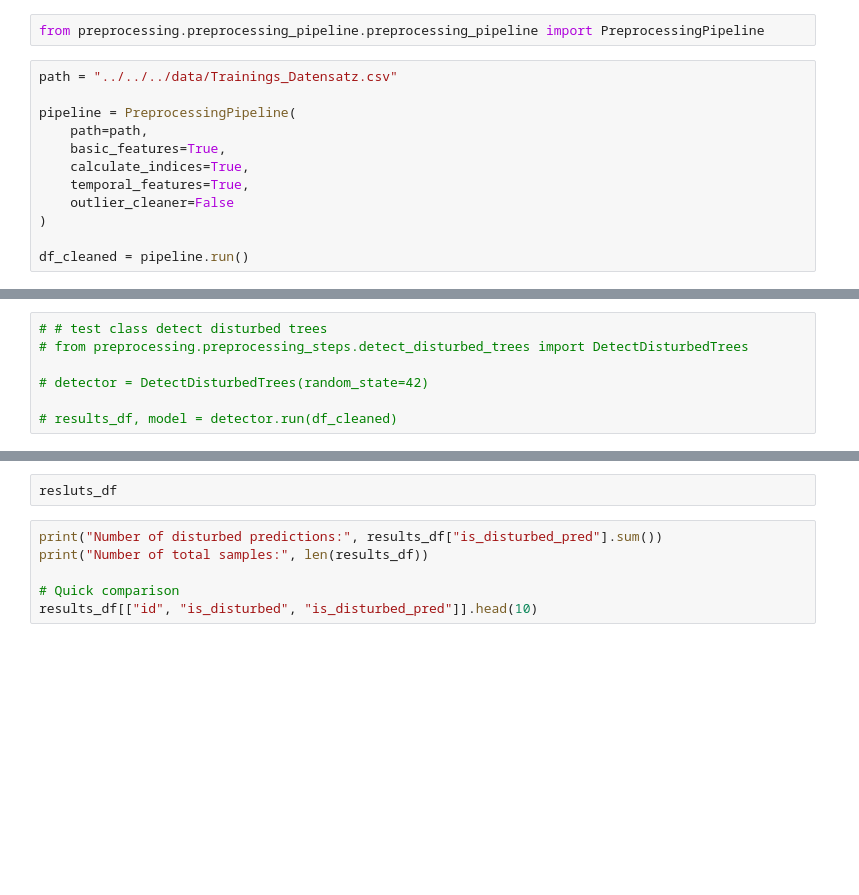
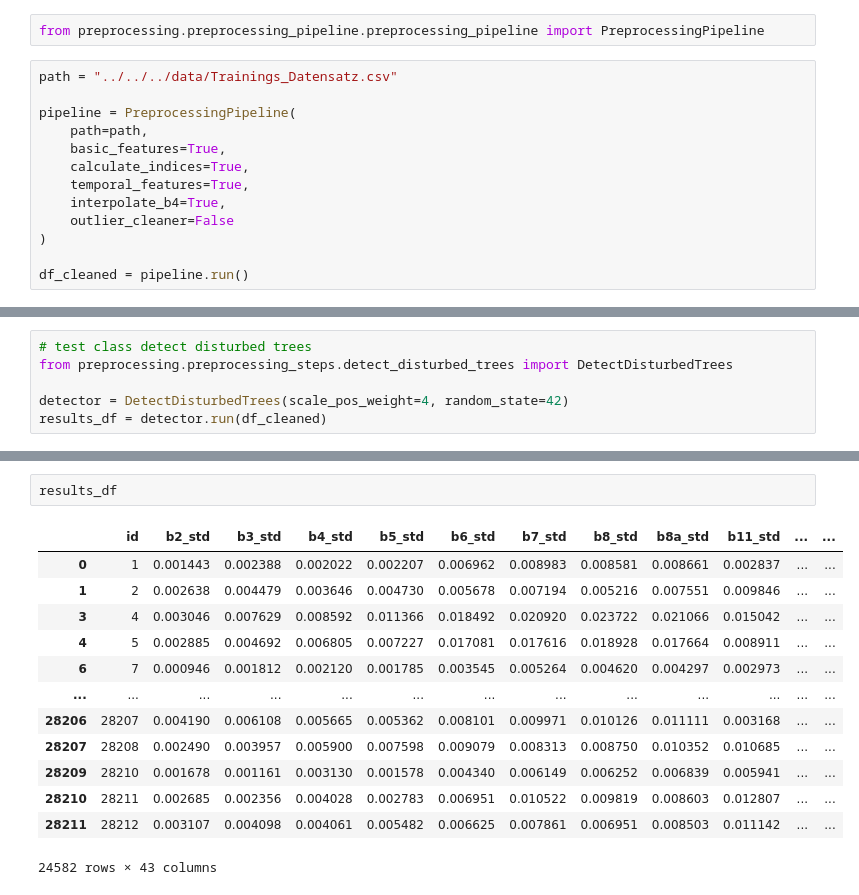
Before and after one commit to RafaelRiesle/tree_classification, a Jupyter notebook: src/preprocessing/preprocessing_pipeline/test_pipeline.ipynb, the cells around one changed output, grey strips where cells are left out. Drawn from its saved outputs; the diff is of its cells as text; blank space fills up the shorter version.

Commit message:
feat: adapted and tested DetectDisturbedTrees class, added interpolation of b4 to pipeline

```diff
--- a/src/preprocessing/preprocessing_pipeline/test_pipeline.ipynb
+++ b/src/preprocessing/preprocessing_pipeline/test_pipeline.ipynb
@@ -8,6 +8,7 @@ pipeline = PreprocessingPipeline(
     basic_features=True,
     calculate_indices=True,
     temporal_features=True,
+    interpolate_b4=True,
     outlier_cleaner=False
 )
 
@@ -31,7 +32,6 @@ df_cleaned
 # %%
-# # test class detect disturbed trees
-# from preprocessing.preprocessing_steps.detect_disturbed_trees import DetectDisturbedTrees
+# test class detect disturbed trees
+from preprocessing.preprocessing_steps.detect_disturbed_trees import DetectDisturbedTrees
 
-# detector = DetectDisturbedTrees(random_state=42)
-
-# results_df, model = detector.run(df_cleaned)
+detector = DetectDisturbedTrees(scale_pos_weight=4, random_state=42)
+results_df = detector.run(df_cleaned)
@@ -38,8 +52,16 @@ df_cleaned
-# %%
-resluts_df
-# %%
-print("Number of disturbed predictions:", results_df["is_disturbed_pred"].sum())
-print("Number of total samples:", len(results_df))
-
-# Quick comparison
-results_df[["id", "is_disturbed", "is_disturbed_pred"]].head(10)
+# %%
+results_df
+# %% [output]
+|  | id | b2_std | b3_std | b4_std | b5_std | b6_std | b7_std | b8_std | b8a_std | b11_std | ... | ... |
+| 0 | 1 | 0.001443 | 0.002388 | 0.002022 | 0.002207 | 0.006962 | 0.008983 | 0.008581 | 0.008661 | 0.002837 | ... | ... |
+| 1 | 2 | 0.002638 | 0.004479 | 0.003646 | 0.004730 | 0.005678 | 0.007194 | 0.005216 | 0.007551 | 0.009846 | ... | ... |
+| 3 | 4 | 0.003046 | 0.007629 | 0.008592 | 0.011366 | 0.018492 | 0.020920 | 0.023722 | 0.021066 | 0.015042 | ... | ... |
+| 4 | 5 | 0.002885 | 0.004692 | 0.006805 | 0.007227 | 0.017081 | 0.017616 | 0.018928 | 0.017664 | 0.008911 | ... | ... |
+| 6 | 7 | 0.000946 | 0.001812 | 0.002120 | 0.001785 | 0.003545 | 0.005264 | 0.004620 | 0.004297 | 0.002973 | ... | ... |
+| ... | ... | ... | ... | ... | ... | ... | ... | ... | ... | ... | ... | ... |
+| 28206 | 28207 | 0.004190 | 0.006108 | 0.005665 | 0.005362 | 0.008101 | 0.009971 | 0.010126 | 0.011111 | 0.003168 | ... | ... |
+| 28207 | 28208 | 0.002490 | 0.003957 | 0.005900 | 0.007598 | 0.009079 | 0.008313 | 0.008750 | 0.010352 | 0.010685 | ... | ... |
+| 28209 | 28210 | 0.001678 | 0.001161 | 0.003130 | 0.001578 | 0.004340 | 0.006149 | 0.006252 | 0.006839 | 0.005941 | ... | ... |
+| 28210 | 28211 | 0.002685 | 0.002356 | 0.004028 | 0.002783 | 0.006951 | 0.010522 | 0.009819 | 0.008603 | 0.012807 | ... | ... |
+| 28211 | 28212 | 0.003107 | 0.004098 | 0.004061 | 0.005482 | 0.006625 | 0.007861 | 0.006951 | 0.008503 | 0.011142 | ... | ... |
+24582 rows × 43 columns
```
Also changed, not shown: parts of 4 cells of this notebook, 3 other files.
